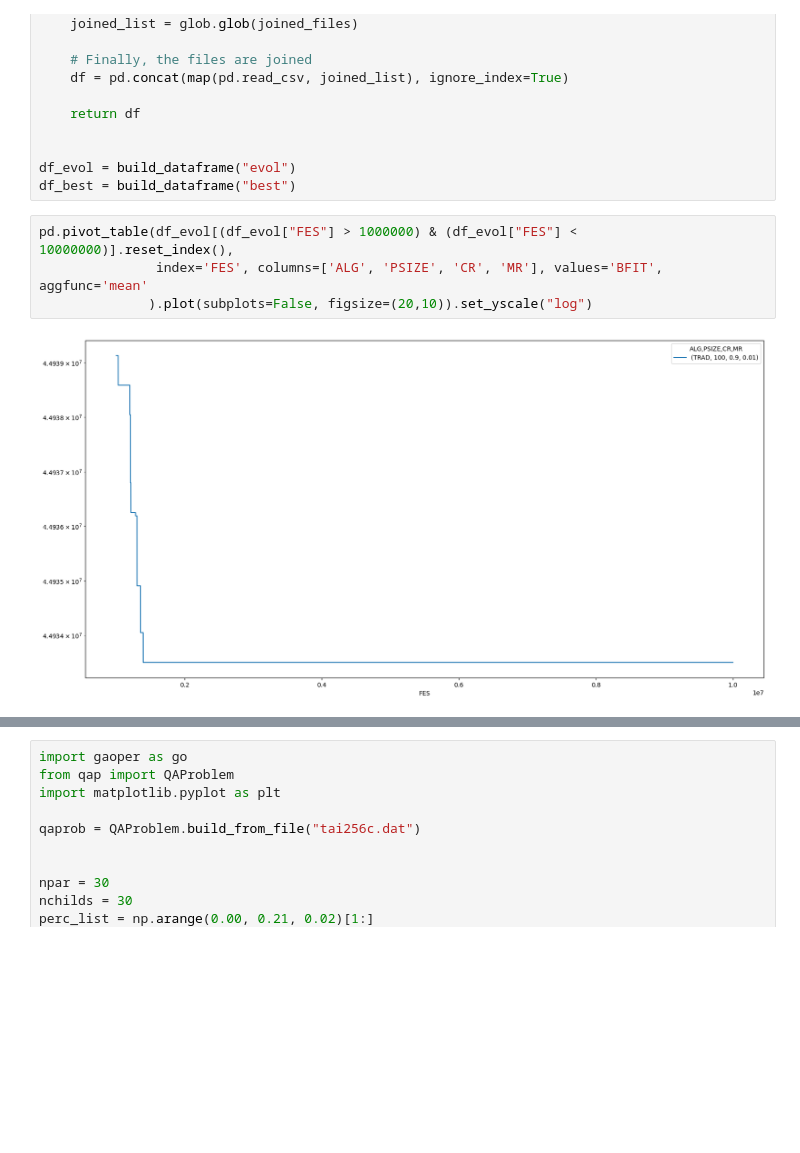
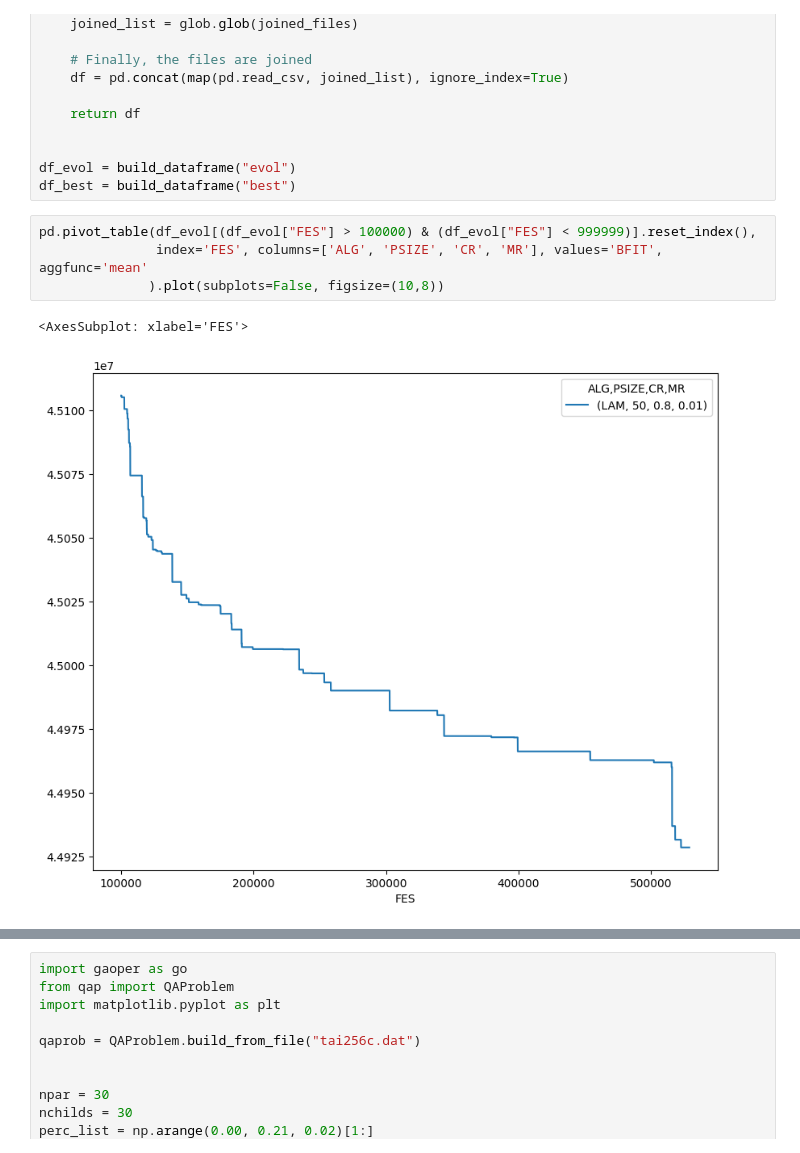
Before and after one commit to pnovoa/eapractci, a Jupyter notebook: report.ipynb, the cells around one changed output, grey strips where cells are left out. Drawn from its saved outputs; the diff is of its cells as text; blank space fills up the shorter version.

```diff
--- a/report.ipynb
+++ b/report.ipynb
@@ -31,11 +31,12 @@ def build_dataframe(who):
 df_evol = build_dataframe("evol")
 df_best = build_dataframe("best")
 # %%
-pd.pivot_table(df_evol[(df_evol["FES"] > 1000000) & (df_evol["FES"] < 10000000)].reset_index(),
+pd.pivot_table(df_evol[(df_evol["FES"] > 100000) & (df_evol["FES"] < 999999)].reset_index(),
                index='FES', columns=['ALG', 'PSIZE', 'CR', 'MR'], values='BFIT', aggfunc='mean'
-              ).plot(subplots=False, figsize=(20,10)).set_yscale("log")
+              ).plot(subplots=False, figsize=(10,8))
 # %% [output]
+<AxesSubplot: xlabel='FES'>
-[figure, old version]
+[figure, new version]
 # %%
 import numpy as np
 df_best.loc[:, ['ALG', 'PSIZE', 'CR', 'MR', 'BFIT']].groupby(['ALG', 'PSIZE', 'CR', 'MR']).agg([np.mean, np.std, min, max])
```
Also changed, not shown: parts of 3 cells of this notebook.
